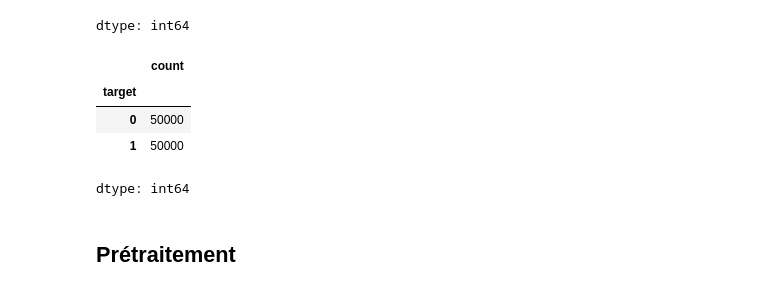
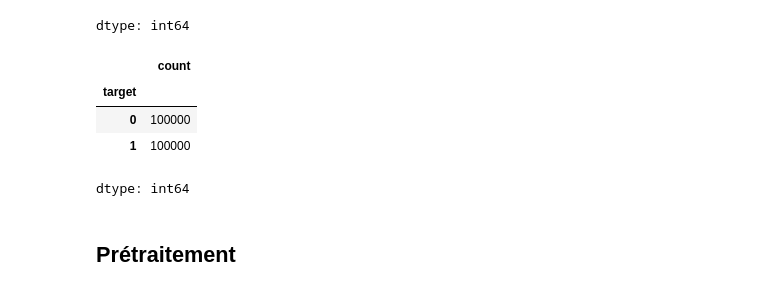
Before and after one commit to GrgMdmn/OpenClassrooms_AI_Projects, a Jupyter notebook: Project_7/notebooks/p07_02-notebook-modele-simple.ipynb, the cells around one changed output. Saved outputs shown, nothing was run; the diff lists cells and outputs as text; code cells hidden in the pictures.

```diff
--- a/Project_7/notebooks/p07_02-notebook-modele-simple.ipynb
+++ b/Project_7/notebooks/p07_02-notebook-modele-simple.ipynb
@@ -193,23 +194,15 @@ converted_target_data['target'].value_counts()
 | 0 | 800000 |
 | 1 | 800000 |
 dtype: int64
-# %%
-def downsample_data(df, n_samples=50000):
-    """
-    Réduit la taille d'un DataFrame en échantillonnant aléatoirement un nombre spécifié de lignes pour chaque classe.
-    """
-    negative_samples = df[df['target'] == 0].sample(n=n_samples, random_state=42)
-    positive_samples = df[df['target'] == 1].sample(n=n_samples, random_state=42)
-    downsampled_data = pd.concat([negative_samples, positive_samples])
-    return downsampled_data
-
-downsampled_data = downsample_data(converted_target_data, n_samples=50000)
-downsampled_data['target'].value_counts()
-# %% [output]
-|  | count |
-| target |  |
-| 0 | 50000 |
-| 1 | 50000 |
-dtype: int64
+# %%
+sample_size = 100000
+downsampled_data = downsample_data(converted_target_data, n_samples=sample_size)
+downsampled_data['target'].value_counts()
+# %% [output]
+|  | count |
+| target |  |
+| 0 | 100000 |
+| 1 | 100000 |
+dtype: int64
 # %% [markdown]
 ## Prétraitement
```
Also changed, not shown: parts of 16 cells of this notebook, 6 other files.
